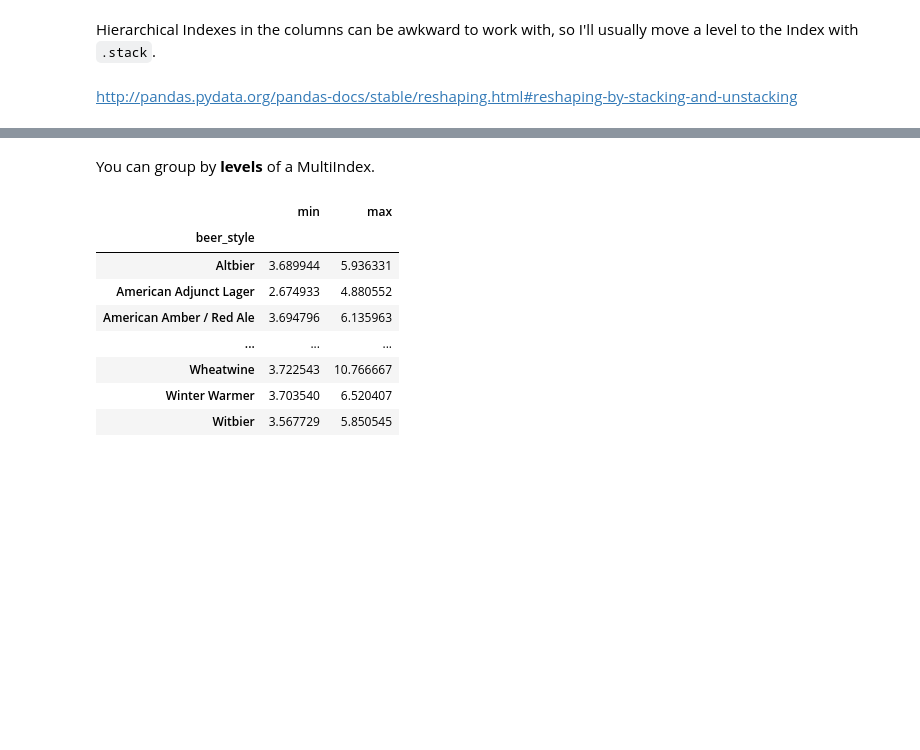
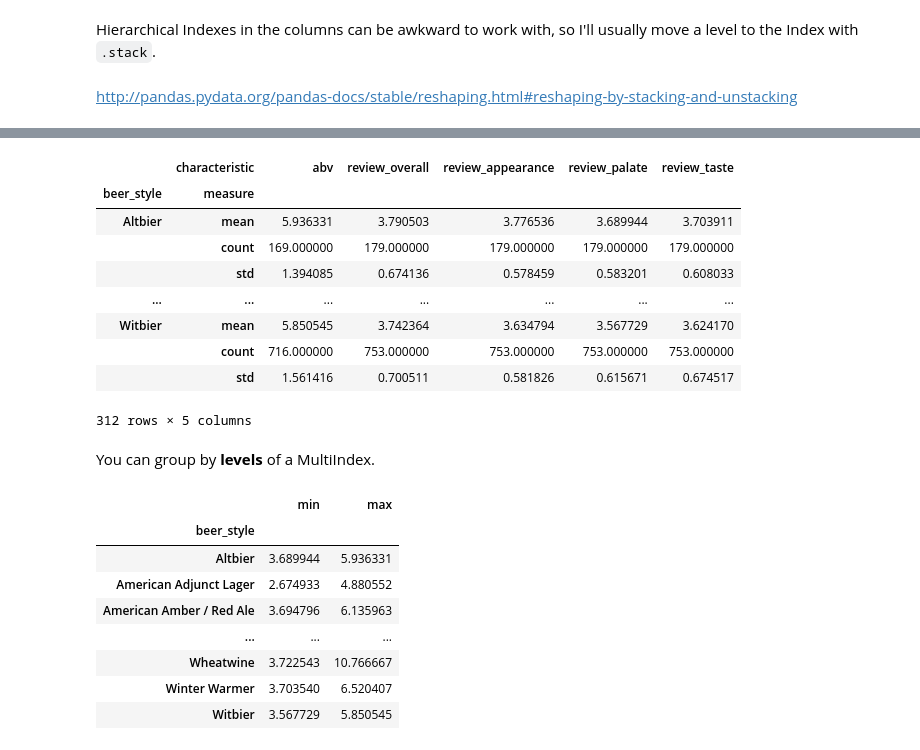
Before and after one commit to jreback/PyDataNYC2015, a Jupyter notebook: tutorial/3. Groupby.ipynb, the cells around one changed output, grey strips where cells are left out. Drawn from its saved outputs; the diff is of its cells as text; code cells hidden in the pictures; blank space fills up the shorter version.

```diff
--- a/tutorial/3. Groupby.ipynb
+++ b/tutorial/3. Groupby.ipynb
@@ -257,3 +322,16 @@ multi
+# %%
+result.stack(level='measure')
+# %% [output]
+|  | characteristic | abv | review_overall | review_appearance | review_palate | review_taste |
+| beer_style | measure |  |  |  |  |  |
+| Altbier | mean | 5.936331 | 3.790503 | 3.776536 | 3.689944 | 3.703911 |
+|  | count | 169.000000 | 179.000000 | 179.000000 | 179.000000 | 179.000000 |
+|  | std | 1.394085 | 0.674136 | 0.578459 | 0.583201 | 0.608033 |
+| ... | ... | ... | ... | ... | ... | ... |
+| Witbier | mean | 5.850545 | 3.742364 | 3.634794 | 3.567729 | 3.624170 |
+|  | count | 716.000000 | 753.000000 | 753.000000 | 753.000000 | 753.000000 |
+|  | std | 1.561416 | 0.700511 | 0.581826 | 0.615671 | 0.674517 |
+312 rows × 5 columns
 # %% [markdown]
 You can group by **levels** of a MultiIndex.
 # %%
```
Also changed, not shown: parts of 23 cells of this notebook.
